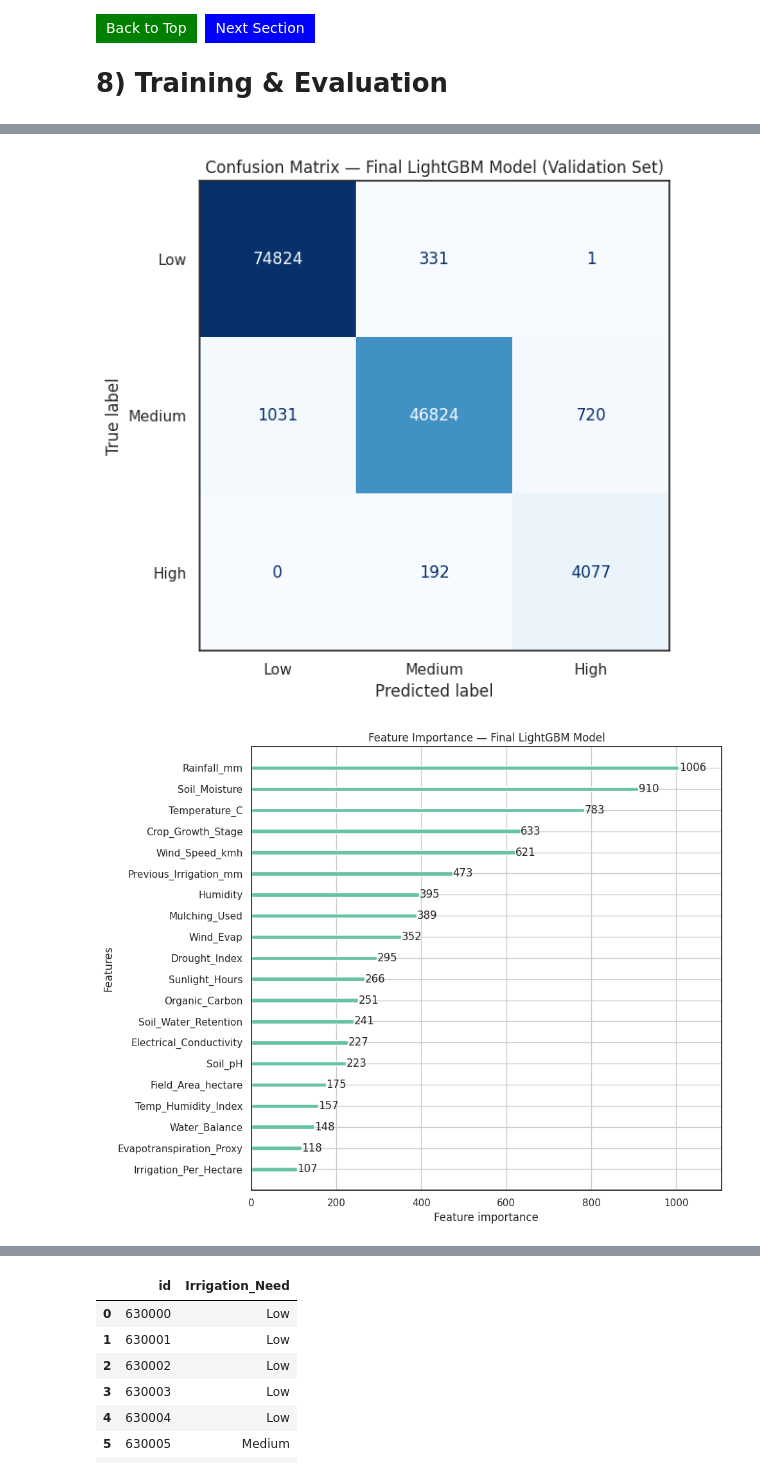
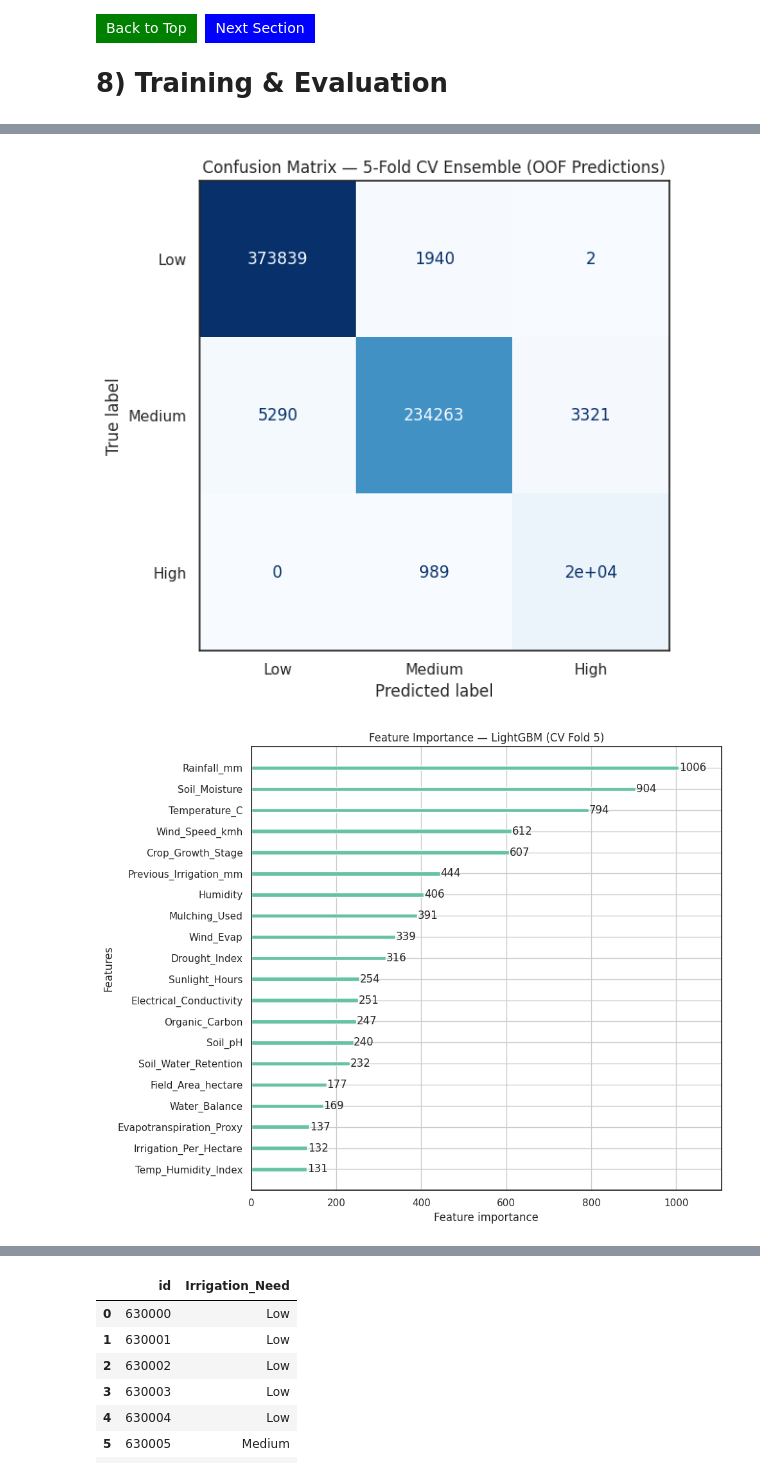
Before and after one commit to ConradKleykamp/Predicting-Irrigation-Need, a Jupyter notebook: predicting-irrigation-need-lightgbm.ipynb, the cells around one changed output, grey strips where cells are left out. Cells and saved outputs as stored; diff of their text form; code cells hidden in the pictures.

```diff
--- a/predicting-irrigation-need-lightgbm.ipynb
+++ b/predicting-irrigation-need-lightgbm.ipynb
@@ -985,0 +873,34 @@ Final model training complete.
+# %%
+# 5-Fold Stratified Cross-Validation Ensemble
+N_FOLDS = 5
+kf = StratifiedKFold(n_splits=N_FOLDS, shuffle=True, random_state=42)
+
+oof_probs  = np.zeros((len(X), 3))
+test_probs = np.zeros((len(X_test_final), 3))
+fold_scores = []
+
+for fold, (train_idx, val_idx) in enumerate(kf.split(X, y)):
+    print(f'--- Fold {fold + 1} / {N_FOLDS} ---')
+
+    X_tr, X_val = X.iloc[train_idx], X.iloc[val_idx]
+    y_tr, y_val = y.iloc[train_idx], y.iloc[val_idx]
+
+    model = lgb.LGBMClassifier(**best_params)
+    model.fit(
+        X_tr, y_tr,
+        eval_set=[(X_val, y_val)],
+        callbacks=[lgb.early_stopping(50, verbose=False), lgb.log_evaluation(-1)]
+    )
+
+    oof_probs[val_idx]  = model.predict_proba(X_val)
+    test_probs         += model.predict_proba(X_test_final) / N_FOLDS
+
+    fold_ba = balanced_accuracy_score(y_val, np.argmax(oof_probs[val_idx], axis=1))
+    fold_scores.append(fold_ba)
+    print(f'  Balanced Accuracy: {fold_ba:.4f}')
+
+oof_preds = np.argmax(oof_probs, axis=1)
+oof_ba    = balanced_accuracy_score(y, oof_preds)
+
+print(f'\nMean CV Balanced Accuracy : {np.mean(fold_scores):.4f}  ±  {np.std(fold_scores):.4f}')
+print(f'Overall OOF Balanced Accuracy: {oof_ba:.4f}')
@@ -1009,20 +942,20 @@ weighted avg       0.98      0.98      0.98    128000
 # %%
-# Plotting the confusion matrix
-cm = confusion_matrix(y_valid, y_val_pred)
+# Confusion matrix on OOF predictions
+cm = confusion_matrix(y, oof_preds)
 disp = ConfusionMatrixDisplay(confusion_matrix=cm, display_labels=['Low', 'Medium', 'High'])
 fig, ax = plt.subplots(figsize=(8, 6))
 disp.plot(ax=ax, cmap='Blues', colorbar=False)
-ax.set_title('Confusion Matrix — Final LightGBM Model (Validation Set)')
+ax.set_title('Confusion Matrix — 5-Fold CV Ensemble (OOF Predictions)')
 plt.tight_layout()
 plt.show()
 # %% [output]
-[figure, old version]
+[figure, new version]
 # %%
-# Plotting feature importance of the final model
-lgb.plot_importance(final_model, max_num_features=20, figsize=(10, 8),
-                    title='Feature Importance — Final LightGBM Model')
+# Feature importance from the last CV fold model
+lgb.plot_importance(model, max_num_features=20, figsize=(10, 8),
+                    title='Feature Importance — LightGBM (CV Fold 5)')
 plt.tight_layout()
 plt.show()
 # %% [output]
-[figure, old version]
+[figure, new version]
 # %% [markdown]
```
Also changed, not shown: parts of 27 cells of this notebook, 1 other file.
